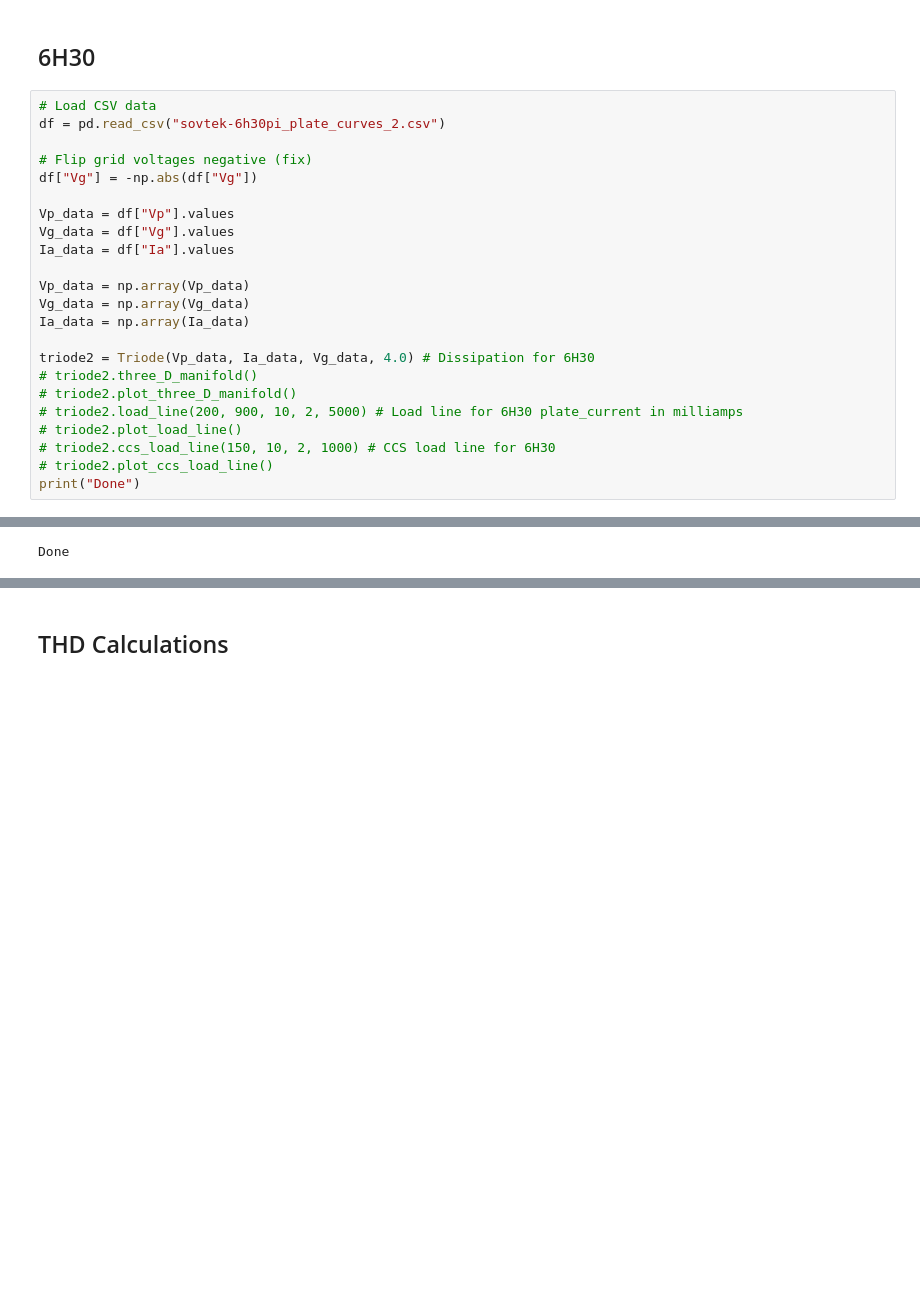
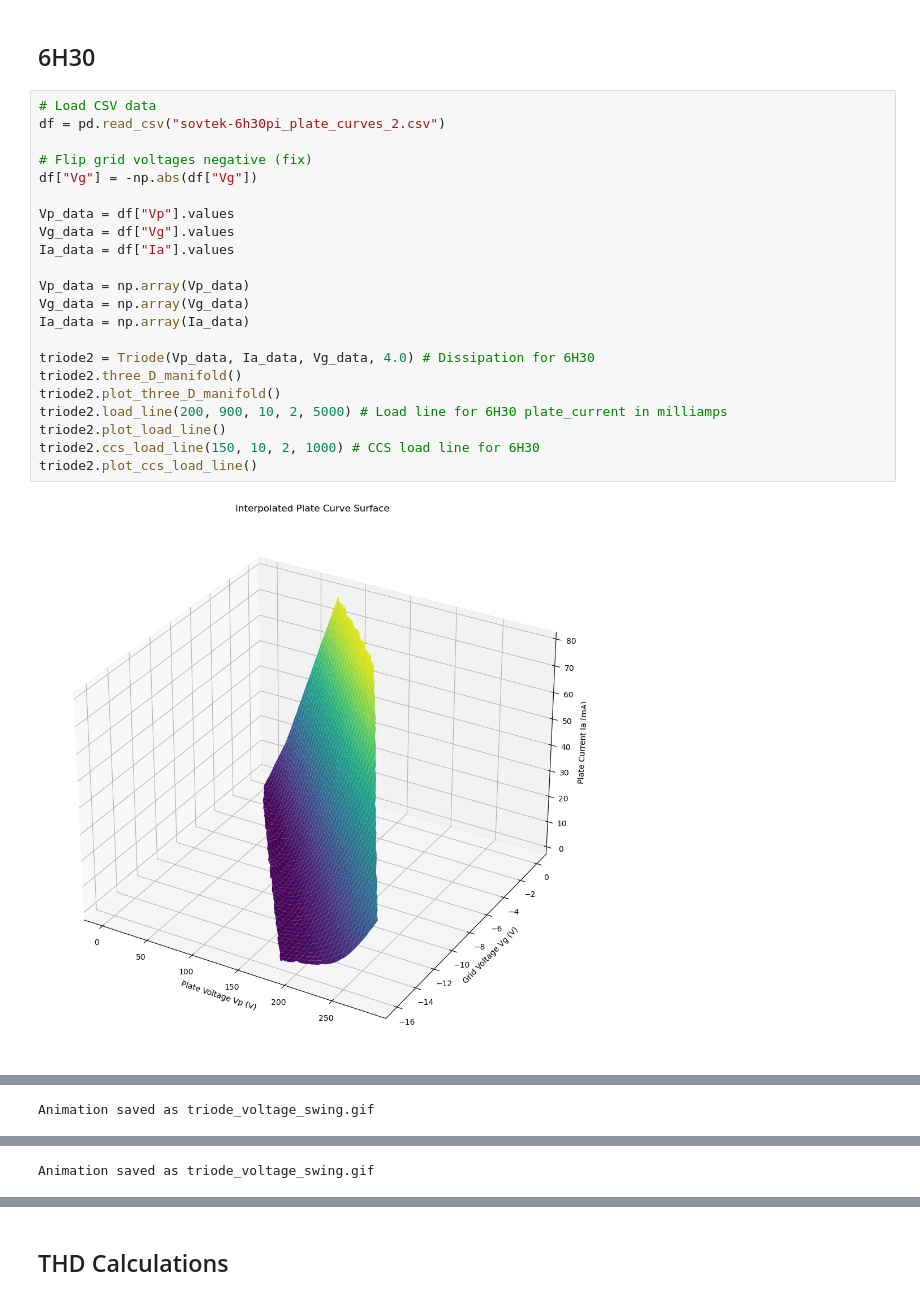
Before and after one commit to tiedyefreak22/Dual-Mono-Amp-Design, a Jupyter notebook: Triode_Pentode_Plate_Curves6.ipynb, the cells around one changed output, grey strips where cells are left out. Drawn from its saved outputs; the diff is of its cells as text; blank space fills up the shorter version.

```diff
--- a/Triode_Pentode_Plate_Curves6.ipynb
+++ b/Triode_Pentode_Plate_Curves6.ipynb
@@ -828,24 +838,24 @@ Done
 # %%
 # Load CSV data
 df = pd.read_csv("sovtek-6h30pi_plate_curves_2.csv")
 
 # Flip grid voltages negative (fix)
 df["Vg"] = -np.abs(df["Vg"])
 
 Vp_data = df["Vp"].values
 Vg_data = df["Vg"].values
 Ia_data = df["Ia"].values
 
 Vp_data = np.array(Vp_data)
 Vg_data = np.array(Vg_data)
 Ia_data = np.array(Ia_data)
 
 triode2 = Triode(Vp_data, Ia_data, Vg_data, 4.0) # Dissipation for 6H30
-# triode2.three_D_manifold()
-# triode2.plot_three_D_manifold()
-# triode2.load_line(200, 900, 10, 2, 5000) # Load line for 6H30 plate_current in milliamps
-# triode2.plot_load_line()
-# triode2.ccs_load_line(150, 10, 2, 1000) # CCS load line for 6H30
-# triode2.plot_ccs_load_line()
-print("Done")
+triode2.three_D_manifold()
+triode2.plot_three_D_manifold()
+triode2.load_line(200, 900, 10, 2, 5000) # Load line for 6H30 plate_current in milliamps
+triode2.plot_load_line()
+triode2.ccs_load_line(150, 10, 2, 1000) # CCS load line for 6H30
+triode2.plot_ccs_load_line()
 # %% [output]
+[figure, added]
@@ -852 +863 @@ print("Done")
-Done
+Animation saved as triode_voltage_swing.gif
@@ -852,0 +866 @@ Done
+Animation saved as triode_voltage_swing.gif
```
Also changed, not shown: parts of 13 cells of this notebook, 6 other files.
